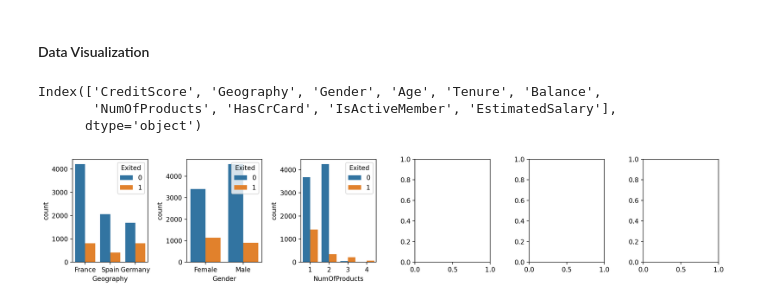
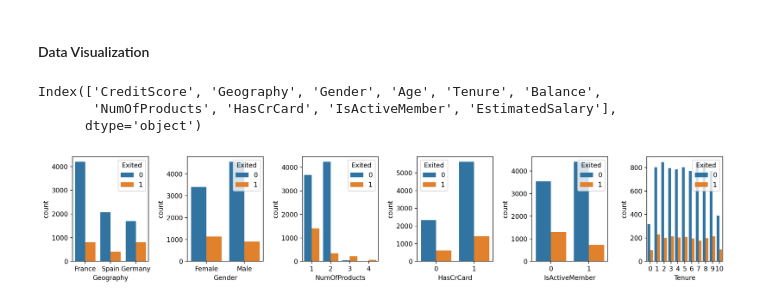
Before and after one commit to Afiq139/Data_Science-AI, a Jupyter notebook: Python_Deep_Learning_&_Artificial_Intelligence/5_End_to_End_Deep_Learning_Project/9_Data_Visualization_Part_1/1_Data_Visualization_part_1.ipynb, the cells around one changed output. Cells and saved outputs as stored; diff of their text form; code cells hidden in the pictures.

```diff
--- a/Python_Deep_Learning_&_Artificial_Intelligence/5_End_to_End_Deep_Learning_Project/9_Data_Visualization_Part_1/1_Data_Visualization_part_1.ipynb
+++ b/Python_Deep_Learning_&_Artificial_Intelligence/5_End_to_End_Deep_Learning_Project/9_Data_Visualization_Part_1/1_Data_Visualization_part_1.ipynb
@@ -68,12 +68,15 @@ Index(['CreditScore', 'Geography', 'Gender', 'Age', 'Tenure', 'Balance',
 # %%
 plt.rcParams['figure.figsize'] = (15,3)
 plt.rcParams['figure.dpi'] = 200
 
 fig,ax = plt.subplots(1,6)
 sns.countplot(x='Geography', data=X, ax=ax[0], hue=y)
 sns.countplot(x='Gender', data=X, ax=ax[1], hue=y)
 sns.countplot(x='NumOfProducts', data=X, ax=ax[2], hue=y)
+sns.countplot(x='HasCrCard', data=X, ax=ax[3], hue=y)
+sns.countplot(x='IsActiveMember', data=X, ax=ax[4], hue=y)
+sns.countplot(x='Tenure', data=X, ax=ax[5], hue=y)
 
 plt.tight_layout()
 # %% [output]
-[figure, old version]
+[figure, new version]
```
